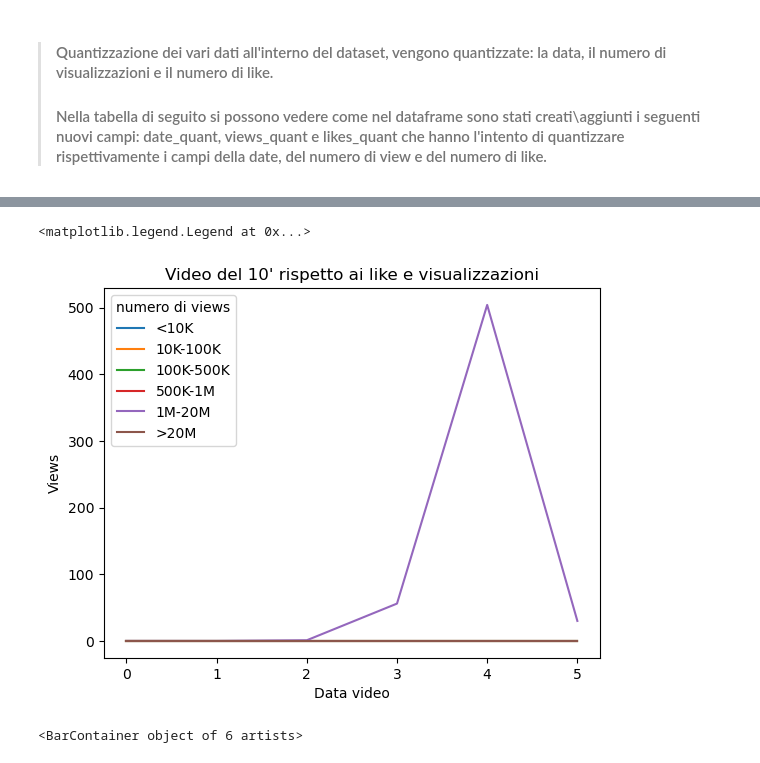
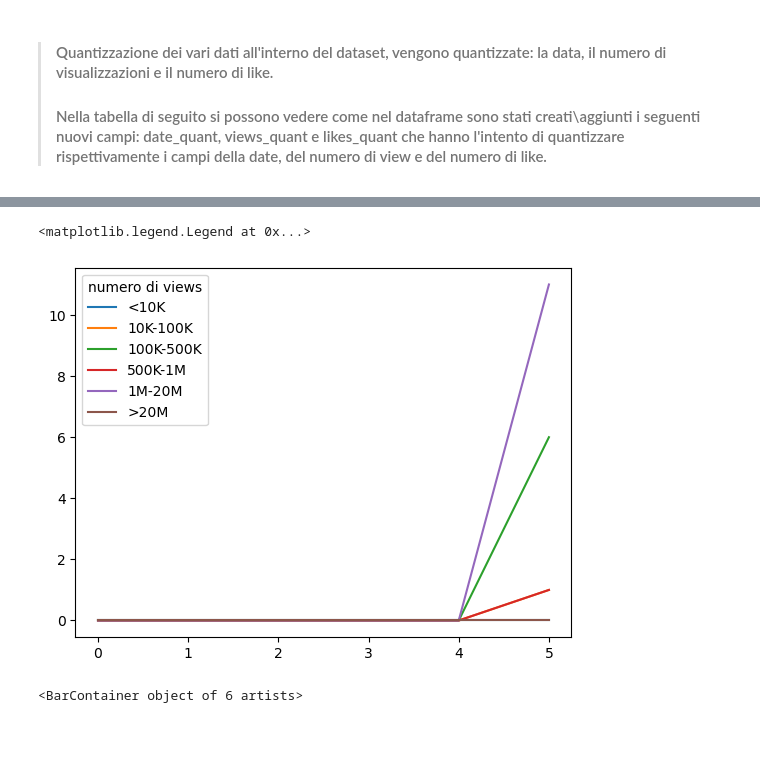
Before and after one commit to InKeaton/DataTed, a Jupyter notebook: data_ted_try.ipynb, the cells around one changed output, grey strips where cells are left out. Drawn from its saved outputs; the diff is of its cells as text; code cells hidden in the pictures; blank space fills up the shorter version.

```diff
--- a/data_ted_try.ipynb
+++ b/data_ted_try.ipynb
@@ -66,7 +81,7 @@ def all_dim_olap(olap_df, xlabel, ylabel, name_list):
 # %%
 ## Array globali creati per l'utilizzo all'interno del notebook
-theme_list = ["climate", "COVID", "health", "war"]
-quantize_date = ['70\'s', '80\'s','90\'s','00\'s','10\'s', '20\'s']
+theme_list     = ["climate", "COVID", "health", "war", "AI"]
+quantize_date  = ['70\'s', '80\'s','90\'s','00\'s','10\'s', '20\'s']
 quantize_views = ['<10K', '10K-100K','100K-500K','500K-1M','1M-20M', '>20M']
 quantize_likes = ['<10K', '10K-100K','100K-500K','500K-1M', '>1M']
 # %% [markdown]
@@ -273,4 +335,10 @@ daTed.loc[daTed['likes'].between(100000  , 499999  , 'both'), 'likes_quant'] = q
 daTed.loc[daTed['likes'].between(500000  , 999999  , 'both'), 'likes_quant'] = quantize_likes[3]
 daTed.loc[daTed['likes'].between(1000000 , 1000000 , 'both'), 'likes_quant'] = quantize_likes[4]
 daTed.head()
+
+# Quantizzazione per tag
+for theme in theme_list:
+    daTed.loc[daTed["title"].str.contains(theme), 'theme'] = theme
+
+daTed.head()
 # %% [output]
@@ -286,7 +354,7 @@ daTed.head()
 THEME_OLAP = np.zeros((len(quantize_date) , len(quantize_views) , len(theme_list)))
 
 for z in range(0, len(theme_list)):
-    theme_ted = daTed[daTed['title'].str.contains(theme_list[z])]
+    theme_ted = daTed[daTed['theme'] == theme_list[z]]
     for y in range(0, len(quantize_views)):
         for x in range(0, len(quantize_date)):
             THEME_OLAP[x,y,z] = np.sum(
@@ -317,17 +385,17 @@ all_dim_olap(LIKE_OLAP, "VIEWS", "DATE", quantize_likes)
 # %%
 # Slicing
-slice_2010 = LIKE_OLAP[:,:,2]
+slice_theme = THEME_OLAP[:,:,1]
 
 # DA MODIFICARE, ETICHETTE ERRONEE
 
-plt.title('Video del 10\' rispetto ai like e visualizzazioni')
-plt.xlabel('Data video')
-plt.ylabel('Views')
-plt.plot(slice_2010[:,:])
+# plt.title('Video del 10\' rispetto ai like e visualizzazioni')
+# plt.xlabel('Data video')
+# plt.ylabel('Views')
+plt.plot(slice_theme[:,:])
 plt.legend(quantize_views, title="numero di views")
 # %% [output]
 <matplotlib.legend.Legend at 0x...>
-[figure, old version]
+[figure, new version]
 # %%
 # dicing
 plt.title('test')
```
Also changed, not shown: parts of 26 cells of this notebook.
